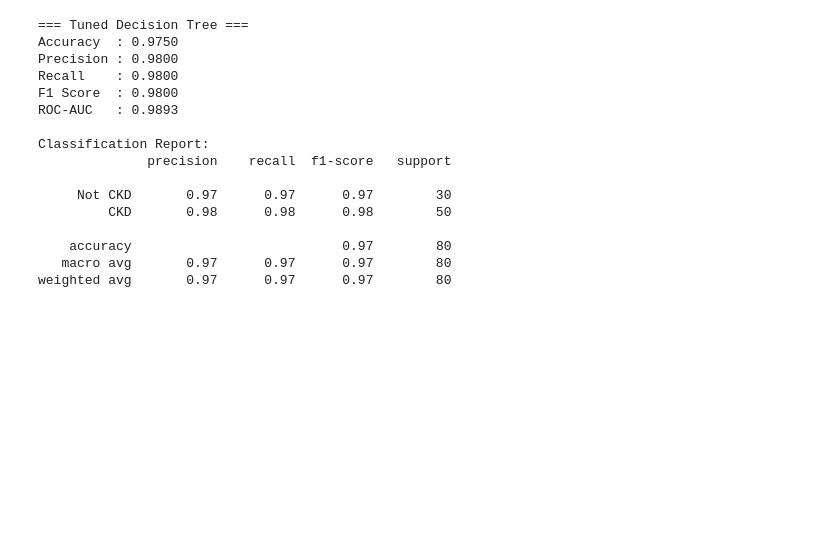
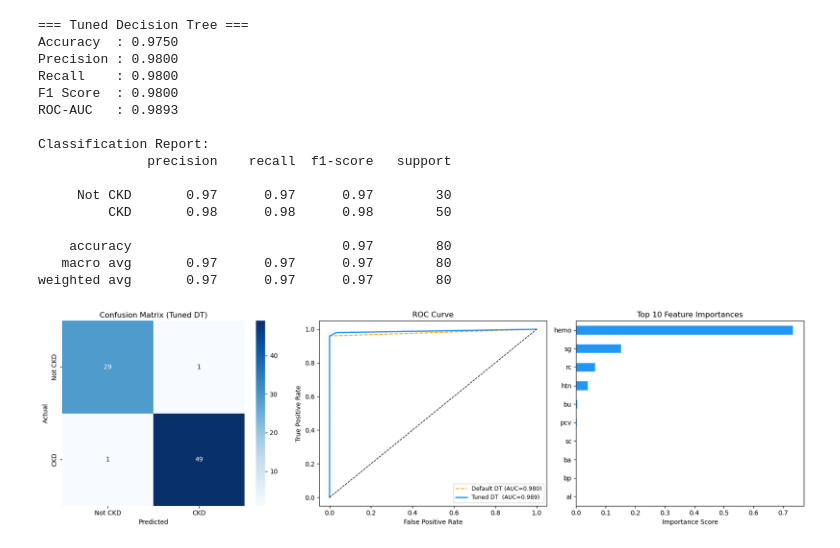
Before and after one commit to isiniperera/ML-assignment, a Jupyter notebook: notebooks/decision_tree_regression.ipynb, the cells around one changed output. Saved outputs shown, nothing was run; the diff lists cells and outputs as text; code cells hidden in the pictures; blank space fills up the shorter version.

Commit message:
Add confusion matrix, roc curve and feature importance evaluation plots

```diff
--- a/notebooks/decision_tree_regression.ipynb
+++ b/notebooks/decision_tree_regression.ipynb
@@ -249,3 +249,41 @@ Classification Report:
     accuracy                           0.97        80
    macro avg       0.97      0.97      0.97        80
 weighted avg       0.97      0.97      0.97        80
+# %%
+fig, axes = plt.subplots(1, 3, figsize=(17, 5))
+
+# --- Confusion Matrix ---
+cm = confusion_matrix(y_test, y_pred_best)
+sns.heatmap(cm, annot=True, fmt='d', cmap='Blues', ax=axes[0],
+            xticklabels=['Not CKD', 'CKD'],
+            yticklabels=['Not CKD', 'CKD'])
+axes[0].set_title('Confusion Matrix (Tuned DT)')
+axes[0].set_ylabel('Actual')
+axes[0].set_xlabel('Predicted')
+
+# --- ROC Curve ---
+fpr_d, tpr_d, _ = roc_curve(y_test, y_prob_default)
+fpr_b, tpr_b, _ = roc_curve(y_test, y_prob_best)
+axes[1].plot(fpr_d, tpr_d, color='orange', lw=1.5, linestyle='--',
+             label=f'Default DT (AUC={roc_auc_score(y_test, y_prob_default):.3f})')
+axes[1].plot(fpr_b, tpr_b, color='#2196F3', lw=2,
+             label=f'Tuned DT  (AUC={roc_auc_score(y_test, y_prob_best):.3f})')
+axes[1].plot([0, 1], [0, 1], 'k--', lw=1)
+axes[1].set_title('ROC Curve')
+axes[1].set_xlabel('False Positive Rate')
+axes[1].set_ylabel('True Positive Rate')
+axes[1].legend(fontsize=9)
+
+# --- Feature Importance ---
+importances = pd.Series(best_dt.feature_importances_,
+                        index=X_imputed.columns).sort_values(ascending=True)
+top10 = importances.tail(10)
+top10.plot(kind='barh', ax=axes[2], color='#2196F3', edgecolor='white')
+axes[2].set_title('Top 10 Feature Importances')
+axes[2].set_xlabel('Importance Score')
+
+plt.tight_layout()
+plt.savefig('dt_evaluation_plots.png', dpi=150)
+plt.show()
+# %% [output]
+[figure, added]
```
